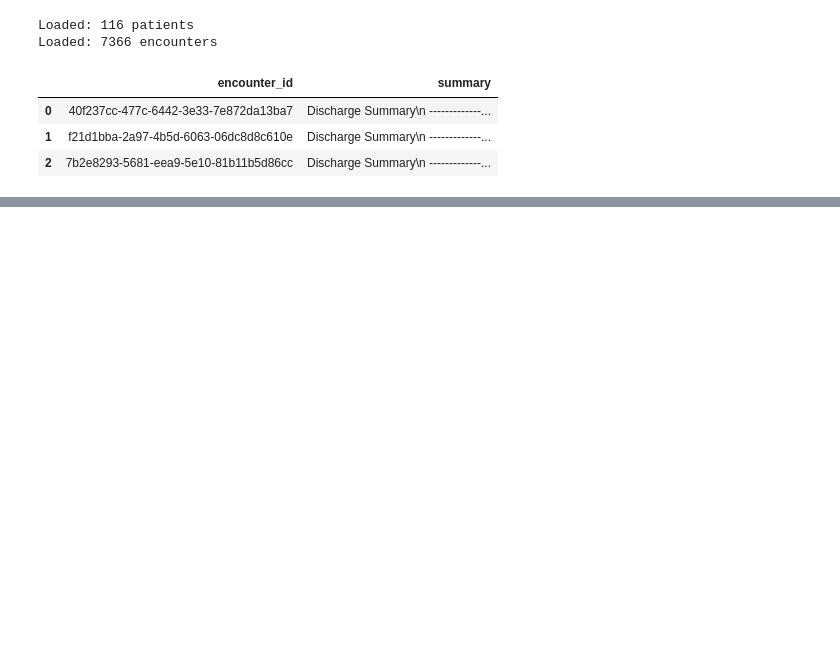
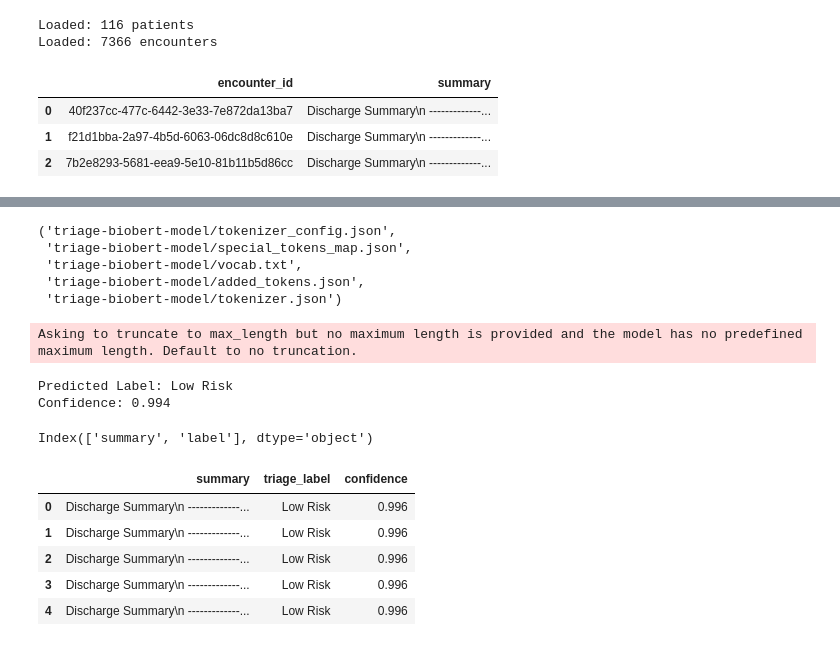
Before and after one commit to Darshan-Deepak/Medi-Track-GPT, a Jupyter notebook: notebooks/discharge_summary_generator.ipynb, the cells around one changed output, grey strips where cells are left out. Saved outputs shown, nothing was run; the diff lists cells and outputs as text; code cells hidden in the pictures; blank space fills up the shorter version.

```diff
--- a/notebooks/discharge_summary_generator.ipynb
+++ b/notebooks/discharge_summary_generator.ipynb
@@ -76,0 +322,63 @@ summary_df.head(3)
+# %%
+model.save_pretrained("triage-biobert-model")
+tokenizer.save_pretrained("triage-biobert-model")
+# %% [output]
+('triage-biobert-model/tokenizer_config.json',
+ 'triage-biobert-model/special_tokens_map.json',
+ 'triage-biobert-model/vocab.txt',
+ 'triage-biobert-model/added_tokens.json',
+ 'triage-biobert-model/tokenizer.json')
+# %%
+from transformers import AutoTokenizer, AutoModelForSequenceClassification
+import torch
+import torch.nn.functional as F
+
+# Load model
+model = AutoModelForSequenceClassification.from_pretrained("triage-biobert-model")
+tokenizer = AutoTokenizer.from_pretrained("triage-biobert-model")
+
+# Example summary
+text = "Discharge Summary\n------------------------\nEncounter ID: ...\nDiagnoses: Pneumonia\n..."
+
+# Tokenize input
+inputs = tokenizer(text, return_tensors="pt", truncation=True, padding=True)
+
+# Predict
+with torch.no_grad():
+    logits = model(**inputs).logits
+    probs = F.softmax(logits, dim=1)
+    label_id = torch.argmax(probs).item()
+    confidence = probs[0][label_id].item()
+
+# Map label index to string
+label_map = {0: "Low Risk", 1: "Moderate Risk", 2: "High Risk"}
+print("Predicted Label:", label_map[label_id])
+print("Confidence:", round(confidence, 3))
+# %% [output]
+Asking to truncate to max_length but no maximum length is provided and the model has no predefined maximum length. Default to no truncation.
+Predicted Label: Low Risk
+Confidence: 0.994
+# %%
+print(df.columns)
+# %% [output]
+Index(['summary', 'label'], dtype='object')
+# %%
+results = []
+for _, row in df.iterrows():
+    label, confidence = predict_triage(row["summary"])  # updated model prediction
+    results.append({
+        "summary": row["summary"],
+        "triage_label": label,
+        "confidence": round(confidence, 3)
+    })
+
+triage_df = pd.DataFrame(results)
+triage_df.to_csv("data/ehr/triage_predictions_finetuned.csv", index=False)
+triage_df.head()
+# %% [output]
+|  | summary | triage_label | confidence |
+| 0 | Discharge Summary\n -------------... | Low Risk | 0.996 |
+| 1 | Discharge Summary\n -------------... | Low Risk | 0.996 |
+| 2 | Discharge Summary\n -------------... | Low Risk | 0.996 |
+| 3 | Discharge Summary\n -------------... | Low Risk | 0.996 |
+| 4 | Discharge Summary\n -------------... | Low Risk | 0.996 |
```
Also changed, not shown: parts of 25 cells of this notebook.
